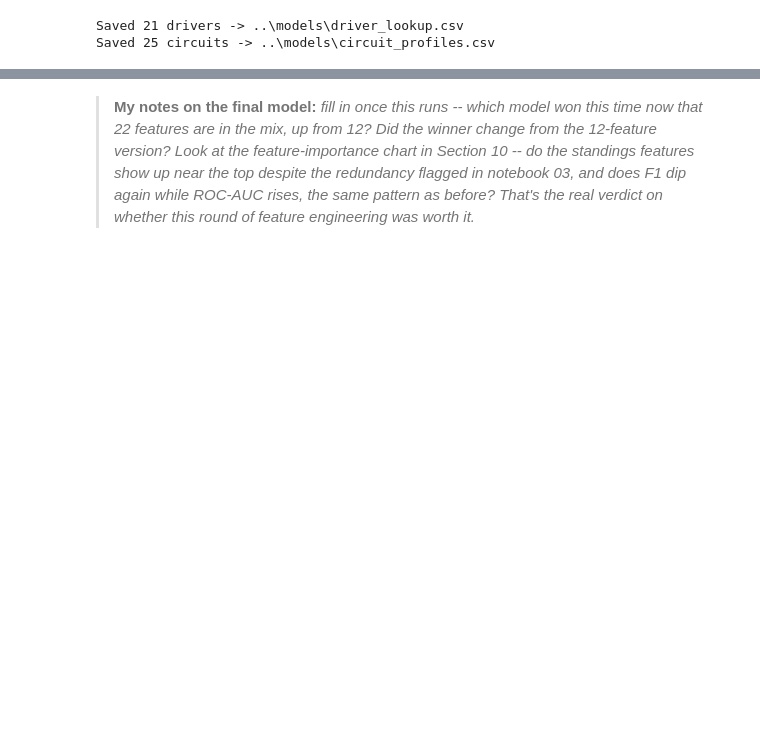
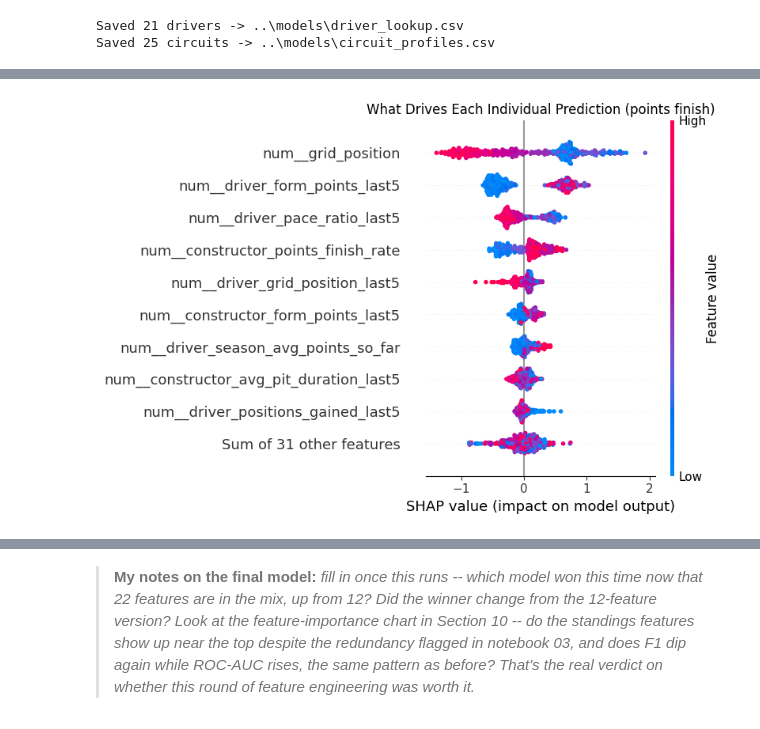
Before and after one commit to JoharR1zvi/F1-race-predictor, a Jupyter notebook: notebooks/04_model.ipynb, the cells around one changed output, grey strips where cells are left out. Saved outputs shown, nothing was run; the diff lists cells and outputs as text; code cells hidden in the pictures; blank space fills up the shorter version.

```diff
--- a/notebooks/04_model.ipynb
+++ b/notebooks/04_model.ipynb
@@ -987,0 +1294,29 @@ Saved 25 circuits -> ..\models\circuit_profiles.csv
+# %%
+import shap
+
+# References whichever pipeline actually ended up saved for points_finish
+# -- the tuned one if Section 16 improved it, the original otherwise, so
+# this stays correct even if a future re-run finds tuning doesn't help.
+final_points_pipeline = points_xgb_search.best_estimator_ if points_tuning_improved else best_pipeline
+points_classifier = final_points_pipeline.named_steps["classify"]
+points_preprocessor = final_points_pipeline.named_steps["preprocess"]
+
+X_test_transformed = points_preprocessor.transform(X_test)
+if hasattr(X_test_transformed, "toarray"):
+    X_test_transformed = X_test_transformed.toarray()
+shap_feature_names = list(points_preprocessor.get_feature_names_out())
+
+# TreeExplainer is the SHAP algorithm built specifically for tree-based
+# models (XGBoost, Random Forest) -- exact, not approximated, and fast,
+# because it can walk the actual trees instead of sampling.
+shap_explainer = shap.TreeExplainer(points_classifier)
+shap_explanation = shap_explainer(X_test_transformed)
+shap_explanation.feature_names = shap_feature_names
+
+shap.plots.beeswarm(shap_explanation, show=False)
+plt.title("What Drives Each Individual Prediction (points finish)")
+plt.tight_layout()
+plt.savefig(f"{PATHS['plots']}model_08_shap_summary.png", dpi=130, bbox_inches="tight")
+plt.show()
+# %% [output]
+[figure, added]
```
Also changed, not shown: parts of 14 cells of this notebook, 13 other files.
